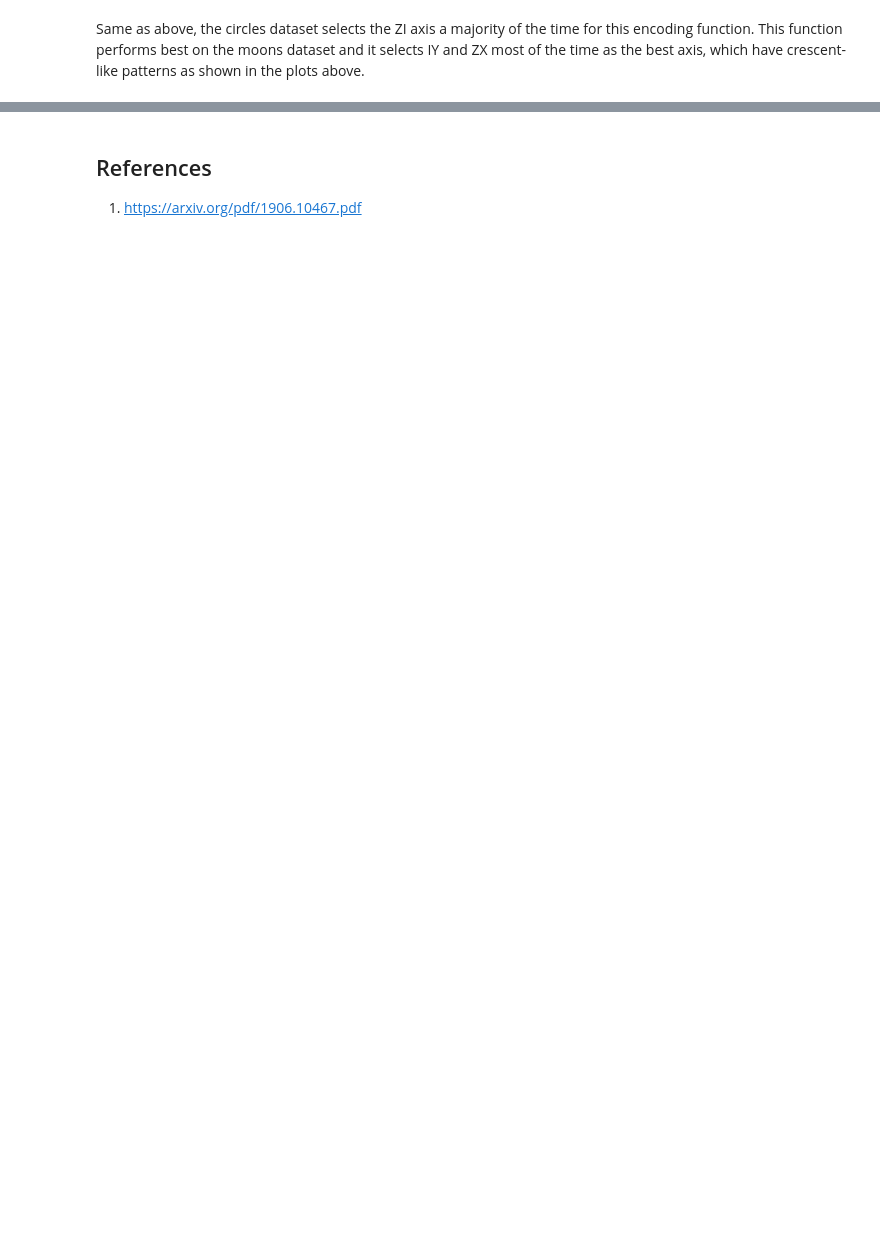
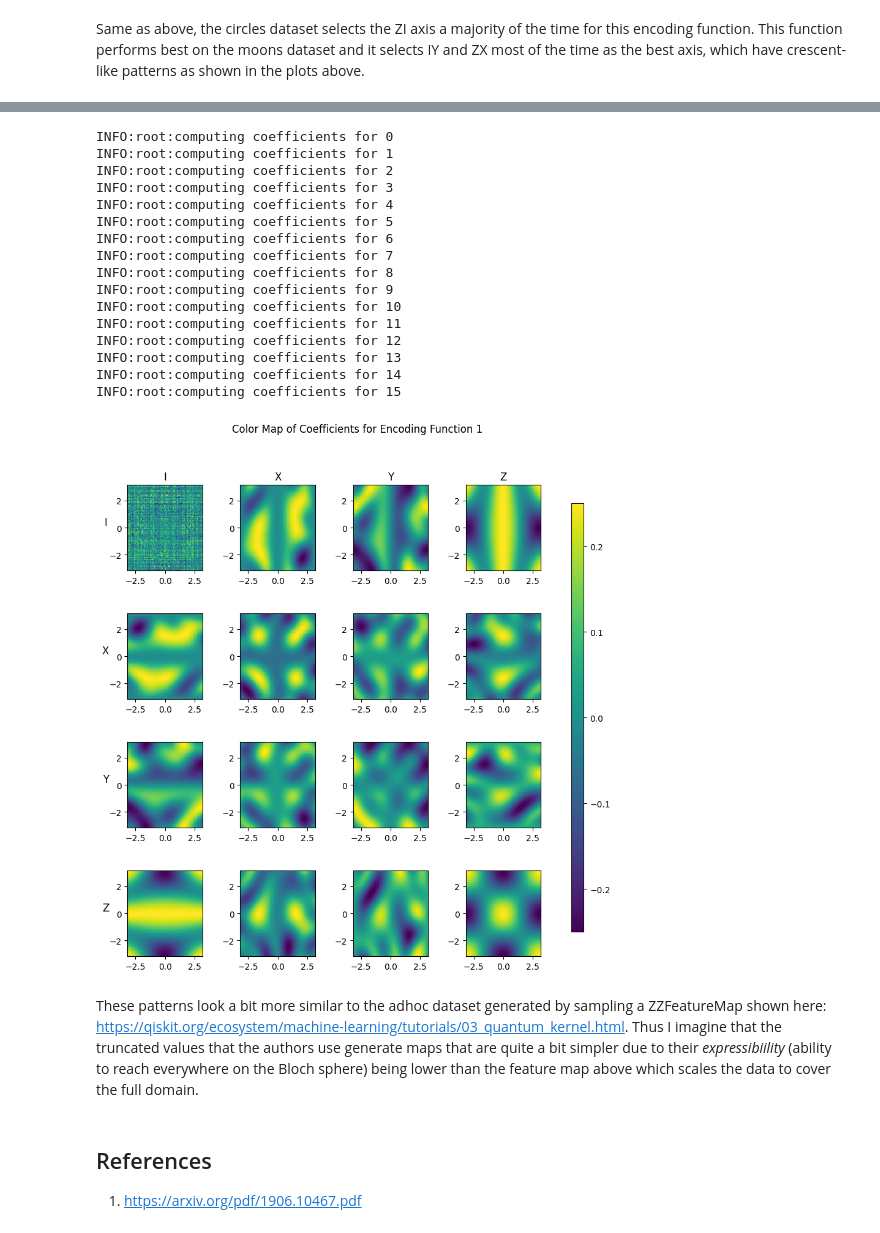
Before and after one commit to amandaturney/qml, a Jupyter notebook: project/feature_maps.ipynb, the cells around one changed output, grey strips where cells are left out. Drawn from its saved outputs; the diff is of its cells as text; code cells hidden in the pictures; blank space fills up the shorter version.

Commit message:
clean up code and adding some stuff for kernel alignment

```diff
--- a/project/feature_maps.ipynb
+++ b/project/feature_maps.ipynb
@@ -1026,3 +1045,63 @@ Same as above, the circles dataset selects the ZI axis a majority of the time fo
+# %%
+from itertools import product
+
+x1s = np.linspace(-1, 1, 100)*np.pi
+x2s = np.linspace(-1, 1, 100)*np.pi
+ds = np.array(list(product(x1s, x2s)))
+# %%
+# Feature Map 1
+from qiskit.circuit.library import PauliFeatureMap
+from minimum_accuracy import compute_pauli_decomposition
+
+def data_map_func(x):
+    coeff = x[0] if len(x) == 1 else np.pi*(x[0]/(np.pi))*(x[1]/(np.pi))
+    return coeff
+
+fm = PauliFeatureMap(feature_dimension=2, reps=2, entanglement='linear', alpha=1.0, data_map_func=data_map_func)
+
+fig, axs = plt.subplots(nrows=4, ncols=4, figsize=(10, 10))
+
+for i in np.arange(4):
+    for j in np.arange(4):
+        idx = i*4 + j
+        logger.info(f"computing coefficients for {idx}")
+        pauli_matrix = list(coefficients.keys())[idx]
+        aixs = compute_pauli_decomposition(ds=ds, feature_map=fm, axes=[idx])
+        heatmap = axs[i, j].pcolor(x1s, x2s, aixs.reshape(100, 100))
+
+        # Set some grid axes up
+        if i == 0:
+            axs[i, j].set_title(pauli_matrix[0])
+        if j == 0:
+            axs[i, j].set_ylabel(pauli_matrix[1], rotation=0, size='large')
+
+fig.subplots_adjust(right=0.8, wspace=0.5, hspace=0.5)
+cbar_ax = fig.add_axes([0.85, 0.15, 0.02, 0.7])
+fig.colorbar(heatmap, cax=cbar_ax)
+fig.suptitle('Color Map of Coefficients for Encoding Function 1')
+
+
+plt.show()
+# %% [output]
+INFO:root:computing coefficients for 0
+INFO:root:computing coefficients for 1
+INFO:root:computing coefficients for 2
+INFO:root:computing coefficients for 3
+INFO:root:computing coefficients for 4
+INFO:root:computing coefficients for 5
+INFO:root:computing coefficients for 6
+INFO:root:computing coefficients for 7
+INFO:root:computing coefficients for 8
+INFO:root:computing coefficients for 9
+INFO:root:computing coefficients for 10
+INFO:root:computing coefficients for 11
+INFO:root:computing coefficients for 12
+INFO:root:computing coefficients for 13
+INFO:root:computing coefficients for 14
+INFO:root:computing coefficients for 15
+[figure, added]
+# %% [markdown]
+These patterns look a bit more similar to the adhoc dataset generated by sampling a ZZFeatureMap shown here: https://qiskit.org/ecosystem/machine-learning/tutorials/03_quantum_kernel.html. Thus I imagine that the truncated values that the authors use generate maps that are quite a bit simpler due to their _expressibiility_ (ability to reach everywhere on the Bloch sphere) being lower than the feature map above which scales the data to cover the full domain.
 # %% [markdown]
 ## References
 
```
Also changed, not shown: parts of 14 cells of this notebook, 5 other files.
